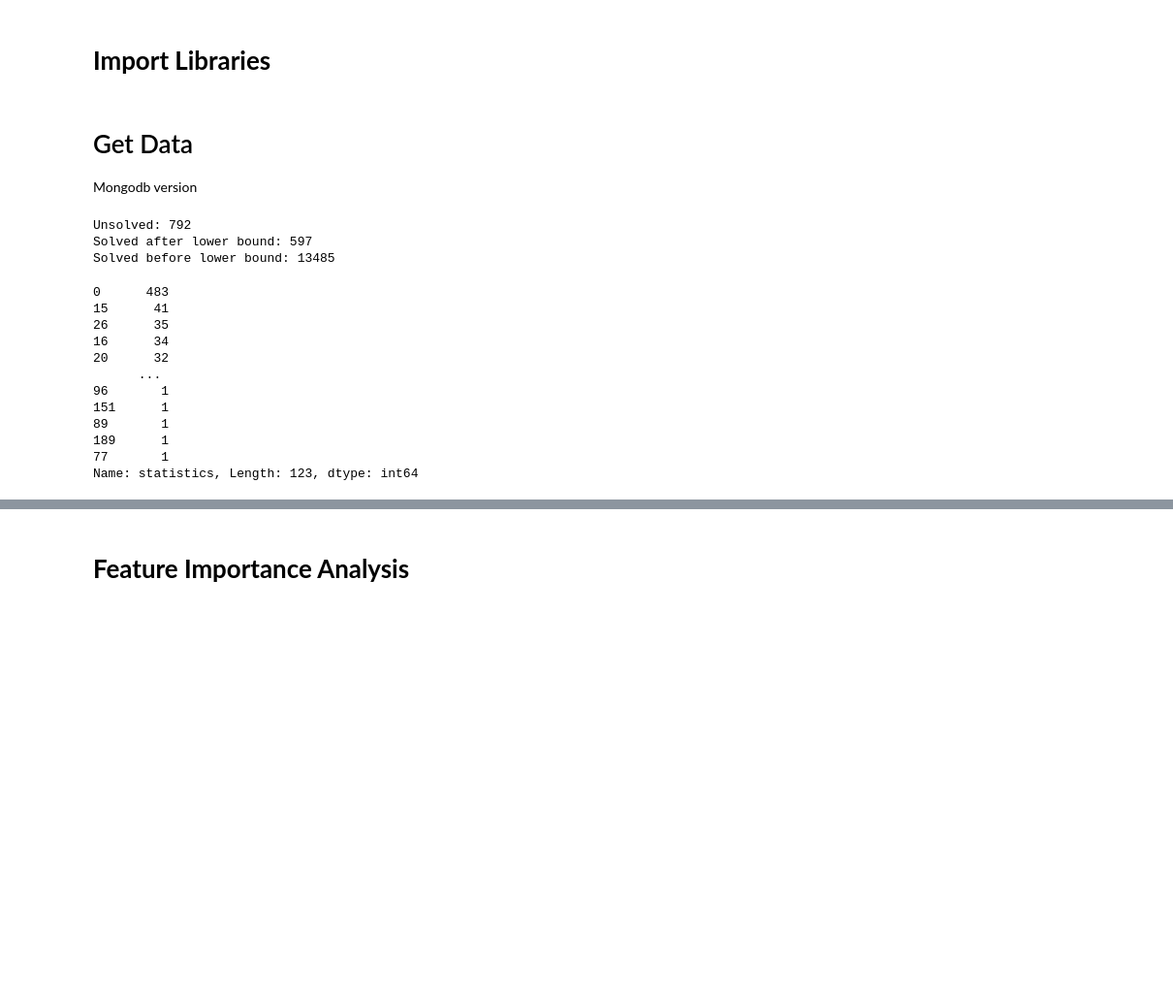
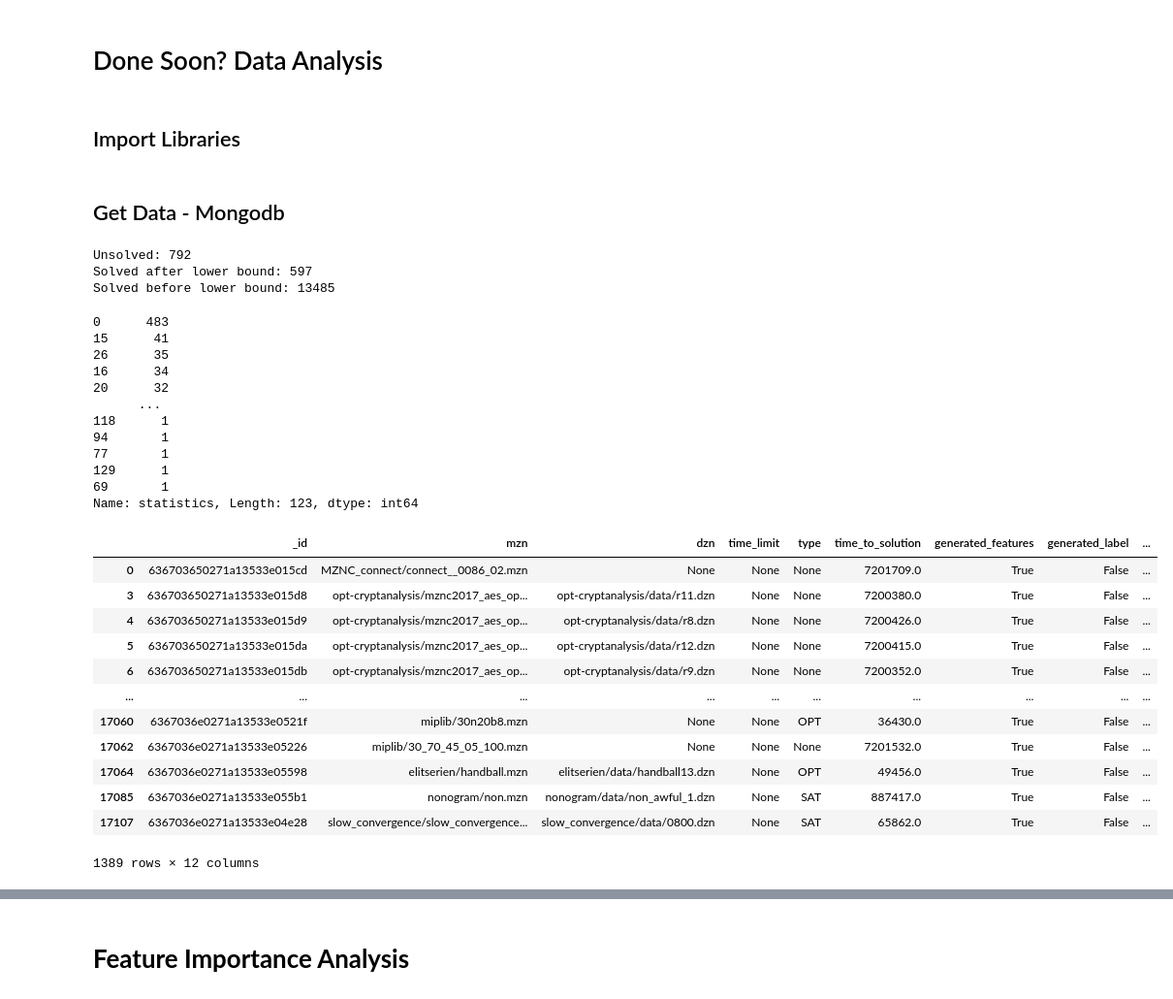
Before and after one commit to IDMP-B-2022/done-soon, a Jupyter notebook: Analysis.ipynb, the cells around one changed output, grey strips where cells are left out. Shown at 97% size. Drawn from its saved outputs; the diff is of its cells as text; code cells hidden in the pictures; blank space fills up the shorter version.

```diff
--- a/Analysis.ipynb
+++ b/Analysis.ipynb
@@ -1,5 +1,7 @@
+# %% [markdown]
+# Done Soon? Data Analysis
 # %% [markdown]
-# **Import Libraries**
+## Import Libraries
 # %%
 import random
 import sqlite3
@@ -15,19 +17,25 @@ from sklearn.metrics import f1_score
 import pymongo
 import plotly.express as px
 # %% [markdown]
-# Get Data
-Mongodb version
+## Get Data - Mongodb
 # %%
 conn_str = f"mongodb://localhost"
-mongo_client = pymongo.MongoClient(conn_str, port=27018)
-all_data = pd.DataFrame(mongo_client.done_soon.problems.find({}))
-timeout_after_hour = all_data[all_data.time_to_solution > 7199 * 1000]
-finishes_before_lower_bound = all_data[all_data.time_to_solution < 30 * 1000]
-finishes_after_lower_bound = all_data[all_data.time_to_solution > 30 * 1000]
+mongo_client = pymongo.MongoClient(conn_str, port=27017)
 
+#all data
+all_data = pd.DataFrame(mongo_client.test.problems.find({}))
+
+#manual filtering (1hour)
+timeout_after_hour = all_data[all_data.time_to_solution > 7199 * 1000] #>2hours
+finishes_before_lower_bound = all_data[all_data.time_to_solution < 30 * 1000] #<30 sec
+finishes_after_lower_bound = all_data[all_data.time_to_solution > 30 * 1000] #>30 sec
+
+#print result filtering / Sanity check
 print(f"Unsolved: {len(timeout_after_hour)}")
 print(f"Solved after lower bound: {len(finishes_after_lower_bound) - len(timeout_after_hour)}")
 print(f"Solved before lower bound: {len(finishes_before_lower_bound)}")
+
+#number of values of len of stats
 finishes_after_lower_bound.statistics.map(len).value_counts()
 # %% [output]
 Unsolved: 792
@@ -39,9 +47,25 @@ Solved before lower bound: 13485
 16      34
 20      32
       ...
-96       1
-151      1
-89       1
-189      1
+118      1
+94       1
 77       1
+129      1
+69       1
 Name: statistics, Length: 123, dtype: int64
+# %%
+finishes_after_lower_bound
+# %% [output]
+|  | _id | mzn | dzn | time_limit | type | time_to_solution | generated_features | generated_label | ... |
+| 0 | 636703650271a13533e015cd | MZNC_connect/connect__0086_02.mzn | None | None | None | 7201709.0 | True | False | ... |
+| 3 | 636703650271a13533e015d8 | opt-cryptanalysis/mznc2017_aes_op... | opt-cryptanalysis/data/r11.dzn | None | None | 7200380.0 | True | False | ... |
+| 4 | 636703650271a13533e015d9 | opt-cryptanalysis/mznc2017_aes_op... | opt-cryptanalysis/data/r8.dzn | None | None | 7200426.0 | True | False | ... |
+| 5 | 636703650271a13533e015da | opt-cryptanalysis/mznc2017_aes_op... | opt-cryptanalysis/data/r12.dzn | None | None | 7200415.0 | True | False | ... |
+| 6 | 636703650271a13533e015db | opt-cryptanalysis/mznc2017_aes_op... | opt-cryptanalysis/data/r9.dzn | None | None | 7200352.0 | True | False | ... |
+| ... | ... | ... | ... | ... | ... | ... | ... | ... | ... |
+| 17060 | 6367036e0271a13533e0521f | miplib/30n20b8.mzn | None | None | OPT | 36430.0 | True | False | ... |
+| 17062 | 6367036e0271a13533e05226 | miplib/30_70_45_05_100.mzn | None | None | None | 7201532.0 | True | False | ... |
+| 17064 | 6367036e0271a13533e05598 | elitserien/handball.mzn | elitserien/data/handball13.dzn | None | OPT | 49456.0 | True | False | ... |
+| 17085 | 6367036e0271a13533e055b1 | nonogram/non.mzn | nonogram/data/non_awful_1.dzn | None | SAT | 887417.0 | True | False | ... |
+| 17107 | 6367036e0271a13533e04e28 | slow_convergence/slow_convergence... | slow_convergence/data/0800.dzn | None | SAT | 65862.0 | True | False | ... |
+1389 rows × 12 columns
```
Also changed, not shown: parts of 33 cells of this notebook.
